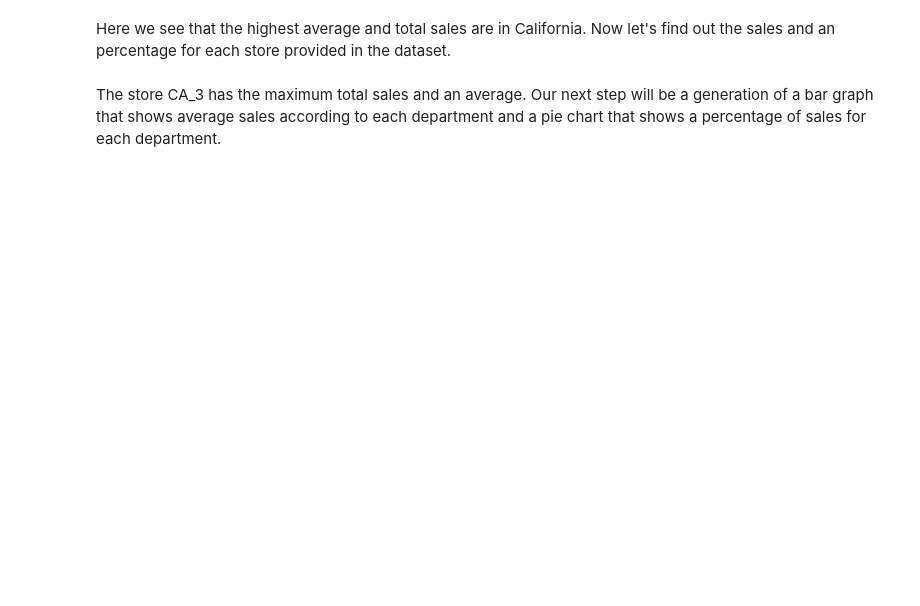
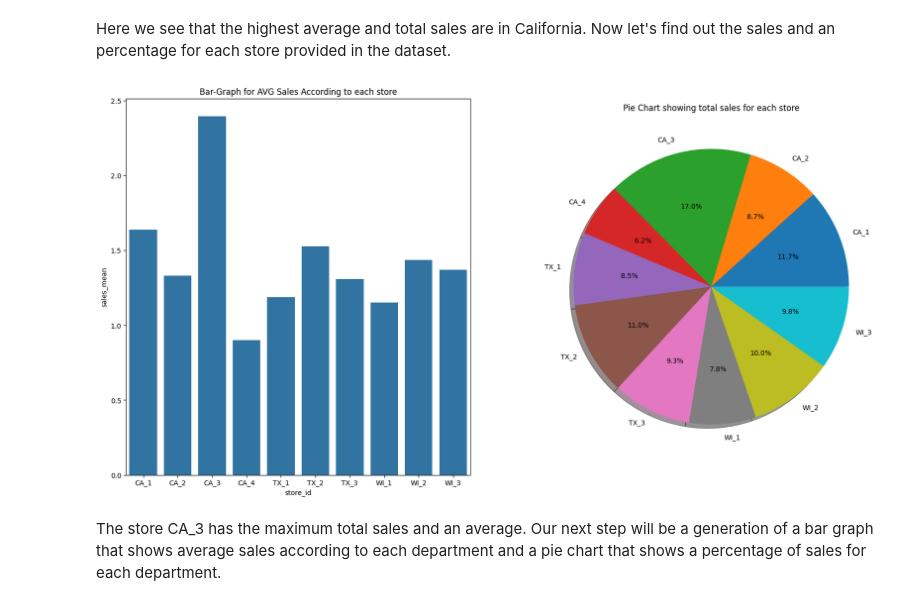
Before and after one commit to l0450/M5-Forecasting---Accuracy, a Jupyter notebook: notebooks/exploration.ipynb, the cells around one changed output. Saved outputs shown, nothing was run; the diff lists cells and outputs as text; code cells hidden in the pictures; blank space fills up the shorter version.

```diff
--- a/notebooks/exploration.ipynb
+++ b/notebooks/exploration.ipynb
@@ -281,20 +270,24 @@ plt.show()
 # %% [markdown]
 Here we see that the highest average and total sales are in California. Now let's find out the sales and an percentage for each store provided in the dataset.
 # %%
-df=data.groupby('store_id').mean()
-df.reset_index(level=0,inplace=True)
+# Aggregate once for store_id and plot
+store_agg = data.groupby('store_id').agg({'sales': ['mean', 'sum']}).reset_index()
+store_agg.columns = ['store_id', 'sales_mean', 'sales_sum']
+store_agg['perc'] = store_agg['sales_sum'] / store_agg['sales_sum'].sum() * 100
+
 plt.figure(figsize=(20,10))
+
 plt.subplot(121)
-sns.barplot(x='store_id',y='sales',data=df)
-plt.title("Bar-Graph for  AVG Sales According to each store")
-df=data.groupby('store_id').sum()
-df.reset_index(level=0,inplace=True)
-df['perc']=df['sales']/sum(df['sales'].values)*100
+sns.barplot(x='store_id', y='sales_mean', data=store_agg)
+plt.title("Bar-Graph for AVG Sales According to each store")
+
 plt.subplot(122)
-plt.pie(df['perc'].values,labels=df['store_id'].values,shadow=True,autopct='%1.1f%%')
+plt.pie(store_agg['perc'].values, labels=store_agg['store_id'].values, shadow=True, autopct='%1.1f%%')
 plt.title("Pie Chart showing total sales for each store")
 
 plt.show()
+# %% [output]
+[figure, added]
 # %% [markdown]
 The store CA_3 has the maximum total sales and an average. Our next step will be a generation of a bar graph that shows average sales according to each department and a pie chart that shows a percentage of sales for each department.
 # %%
```
Also changed, not shown: parts of 29 cells of this notebook.
